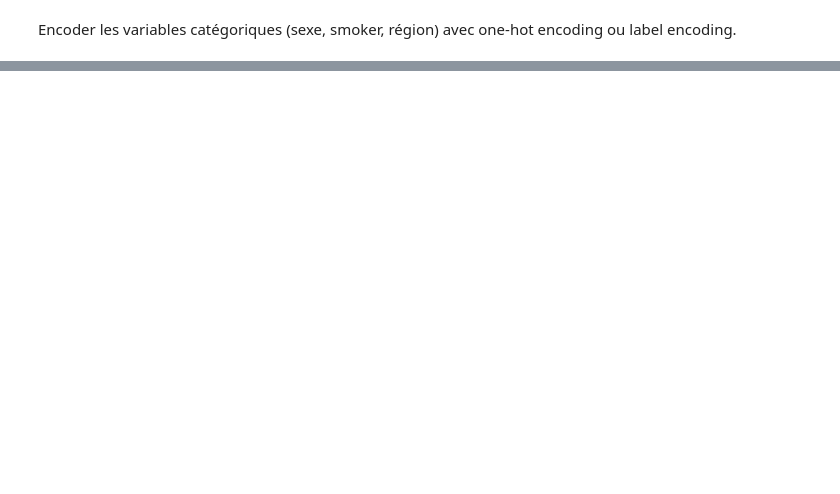
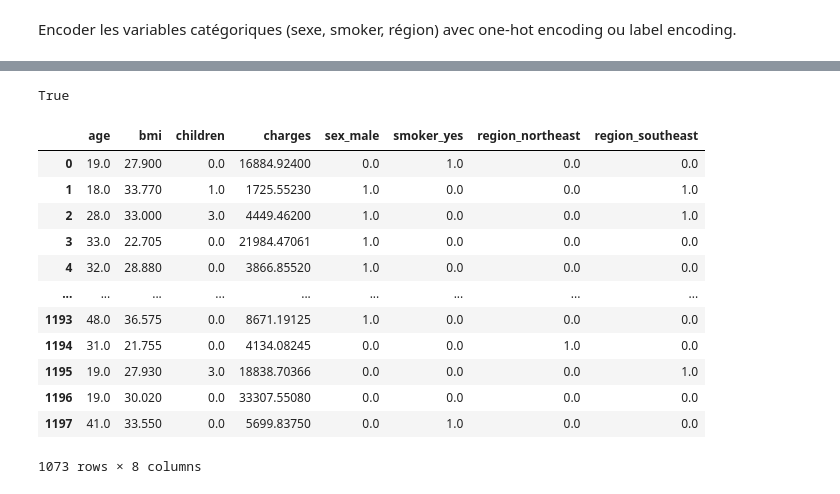
Before and after one commit to YounessBoumeshouli/Assurance_Pred, a Jupyter notebook: main.ipynb, the cells around one changed output, grey strips where cells are left out. Saved outputs shown, nothing was run; the diff lists cells and outputs as text; code cells hidden in the pictures; blank space fills up the shorter version.

```diff
--- a/main.ipynb
+++ b/main.ipynb
@@ -296,12 +292,15 @@ Encoder les variables catégoriques (sexe, smoker, région) avec one-hot encodin
 # %%
 
 from sklearn.preprocessing import OneHotEncoder
+numeriques_filtred = df_filtered.select_dtypes(include=["int64", "float64"])
+categoriques_filtred = df_filtered.select_dtypes(include=["object"])
 
 encoder = OneHotEncoder(handle_unknown='ignore', sparse_output=False)
-encoded_data = encoder.fit_transform(categoriques)
-encoded_df = pd.DataFrame(encoded_data, columns=encoder.get_feature_names_out(categoriques.columns))
-df_filtered = pd.concat([df_filtered[numeriques.columns], encoded_df], axis=1)
+encoded_data = encoder.fit_transform(categoriques_filtred)
+encoded_df = pd.DataFrame(encoded_data, columns=encoder.get_feature_names_out(categoriques_filtred.columns))
+df_filtered = pd.concat([df_filtered[numeriques_filtred.columns], encoded_df], axis=1)
+
 df_filtered = df_filtered.drop(columns=['sex_female', 'smoker_no','region_northwest','region_southwest'])
 
-df_filtered
+df_filtered.info()
 # %% [output]
@@ -348,0 +338,4 @@ Name: charges, Length: 268, dtype: float64
+# %%
+df_filtered.index.is_unique
+# %% [output]
+True
@@ -348,0 +344,19 @@ Name: charges, Length: 268, dtype: float64
+# %%
+
+df_filteredX = df_filtered.dropna()
+# %%
+df_filteredX
+# %% [output]
+|  | age | bmi | children | charges | sex_male | smoker_yes | region_northeast | region_southeast |
+| 0 | 19.0 | 27.900 | 0.0 | 16884.92400 | 0.0 | 1.0 | 0.0 | 0.0 |
+| 1 | 18.0 | 33.770 | 1.0 | 1725.55230 | 1.0 | 0.0 | 0.0 | 1.0 |
+| 2 | 28.0 | 33.000 | 3.0 | 4449.46200 | 1.0 | 0.0 | 0.0 | 1.0 |
+| 3 | 33.0 | 22.705 | 0.0 | 21984.47061 | 1.0 | 0.0 | 0.0 | 0.0 |
+| 4 | 32.0 | 28.880 | 0.0 | 3866.85520 | 1.0 | 0.0 | 0.0 | 0.0 |
+| ... | ... | ... | ... | ... | ... | ... | ... | ... |
+| 1193 | 48.0 | 36.575 | 0.0 | 8671.19125 | 1.0 | 0.0 | 0.0 | 0.0 |
+| 1194 | 31.0 | 21.755 | 0.0 | 4134.08245 | 0.0 | 0.0 | 1.0 | 0.0 |
+| 1195 | 19.0 | 27.930 | 3.0 | 18838.70366 | 0.0 | 0.0 | 0.0 | 1.0 |
+| 1196 | 19.0 | 30.020 | 0.0 | 33307.55080 | 0.0 | 0.0 | 0.0 | 0.0 |
+| 1197 | 41.0 | 33.550 | 0.0 | 5699.83750 | 0.0 | 1.0 | 0.0 | 0.0 |
+1073 rows × 8 columns
```
Also changed, not shown: parts of 7 cells of this notebook.
